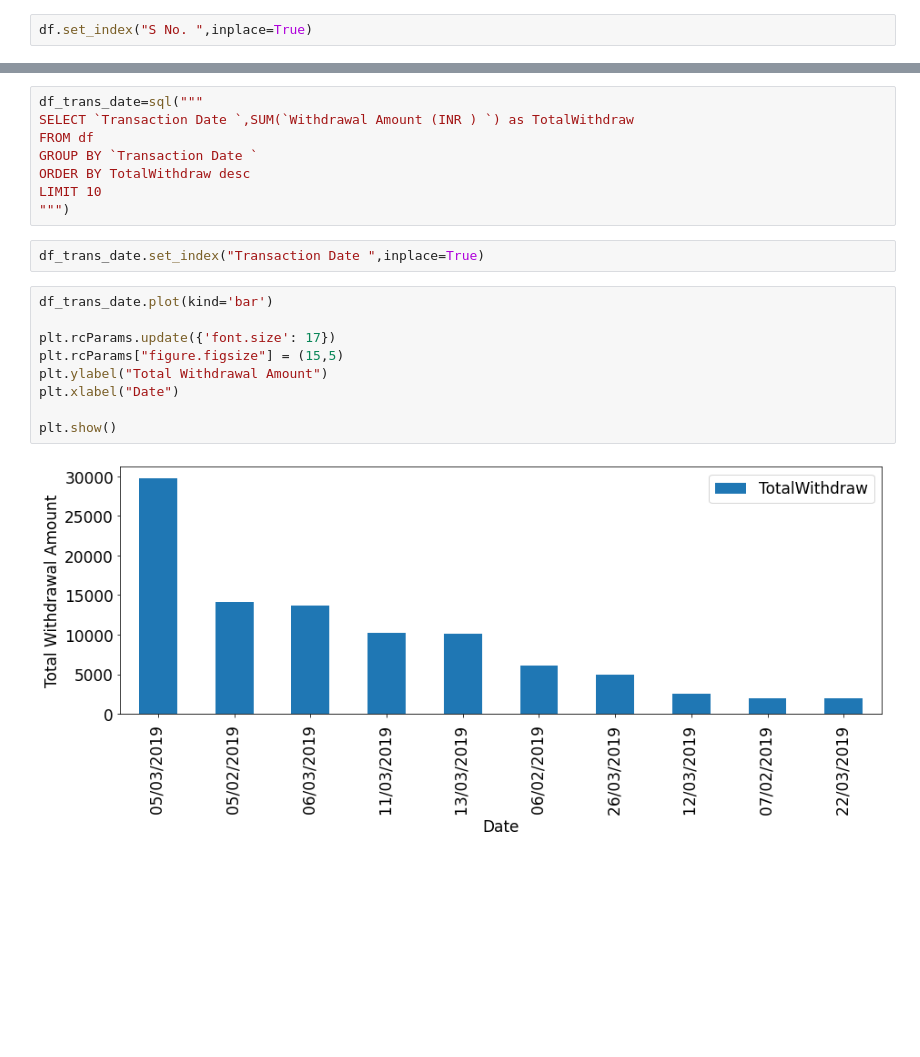
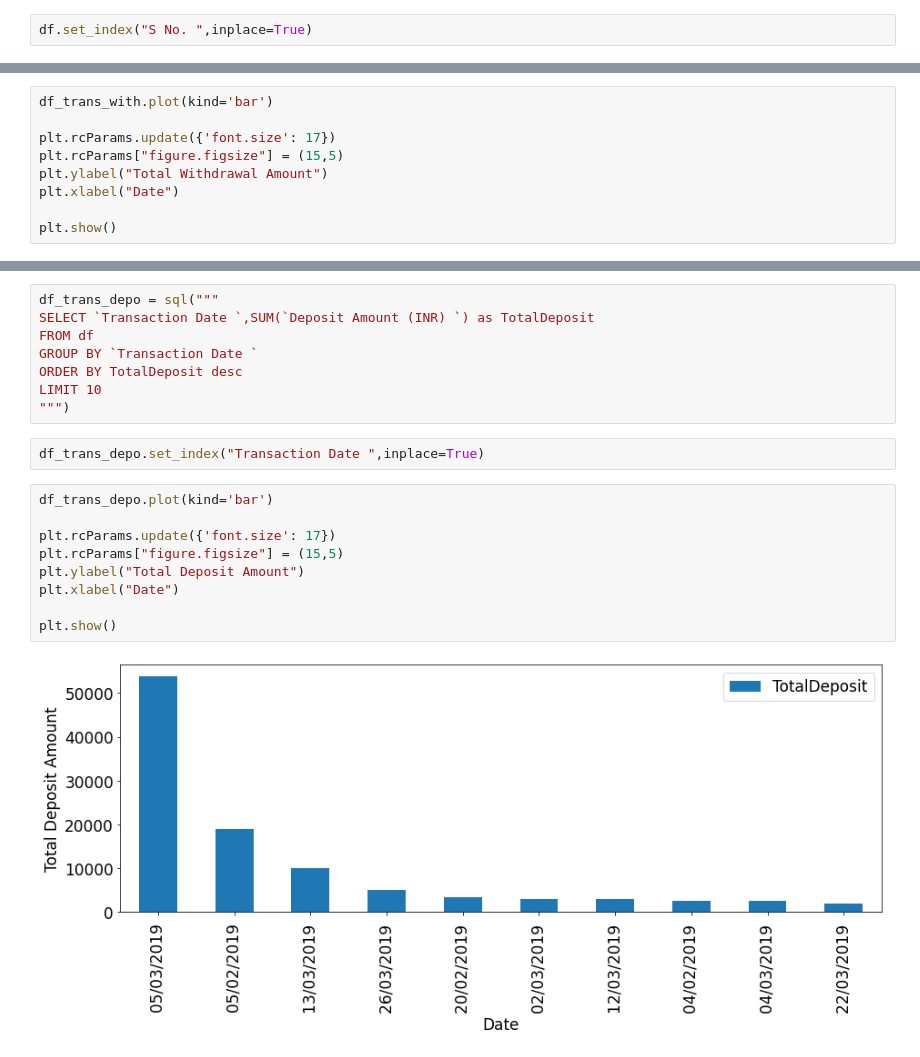
Before and after one commit to Sourabh-Kishore-Sharma/ERR404-4.0-Hackathon, a Jupyter notebook: Insights.ipynb, the cells around one changed output, grey strips where cells are left out. Cells and saved outputs as stored; diff of their text form; blank space fills up the shorter version.

Commit message:
Added graphs for Withdrawal & Deposit amt grouped by Transaction date.

```diff
--- a/Insights.ipynb
+++ b/Insights.ipynb
@@ -50,0 +36,9 @@ ORDER BY TotalWithdraw desc
+# %%
+df_trans_with.plot(kind='bar')
+
+plt.rcParams.update({'font.size': 17})
+plt.rcParams["figure.figsize"] = (15,5)
+plt.ylabel("Total Withdrawal Amount")
+plt.xlabel("Date")
+
+plt.show()
@@ -51,21 +47,21 @@ ORDER BY TotalWithdraw desc
 # %%
-df_trans_date=sql("""
-SELECT `Transaction Date `,SUM(`Withdrawal Amount (INR ) `) as TotalWithdraw
+df_trans_depo = sql("""
+SELECT `Transaction Date `,SUM(`Deposit Amount (INR) `) as TotalDeposit
 FROM df
 GROUP BY `Transaction Date `
-ORDER BY TotalWithdraw desc
+ORDER BY TotalDeposit desc
 LIMIT 10
 """)
 # %%
-df_trans_date.set_index("Transaction Date ",inplace=True)
+df_trans_depo.set_index("Transaction Date ",inplace=True)
 # %%
-df_trans_date.plot(kind='bar')
+df_trans_depo.plot(kind='bar')
 
 plt.rcParams.update({'font.size': 17})
 plt.rcParams["figure.figsize"] = (15,5)
-plt.ylabel("Total Withdrawal Amount")
+plt.ylabel("Total Deposit Amount")
 plt.xlabel("Date")
 
 plt.show()
 # %% [output]
-[figure, old version]
+[figure, new version]
```
Also changed, not shown: parts of 3 cells of this notebook.
